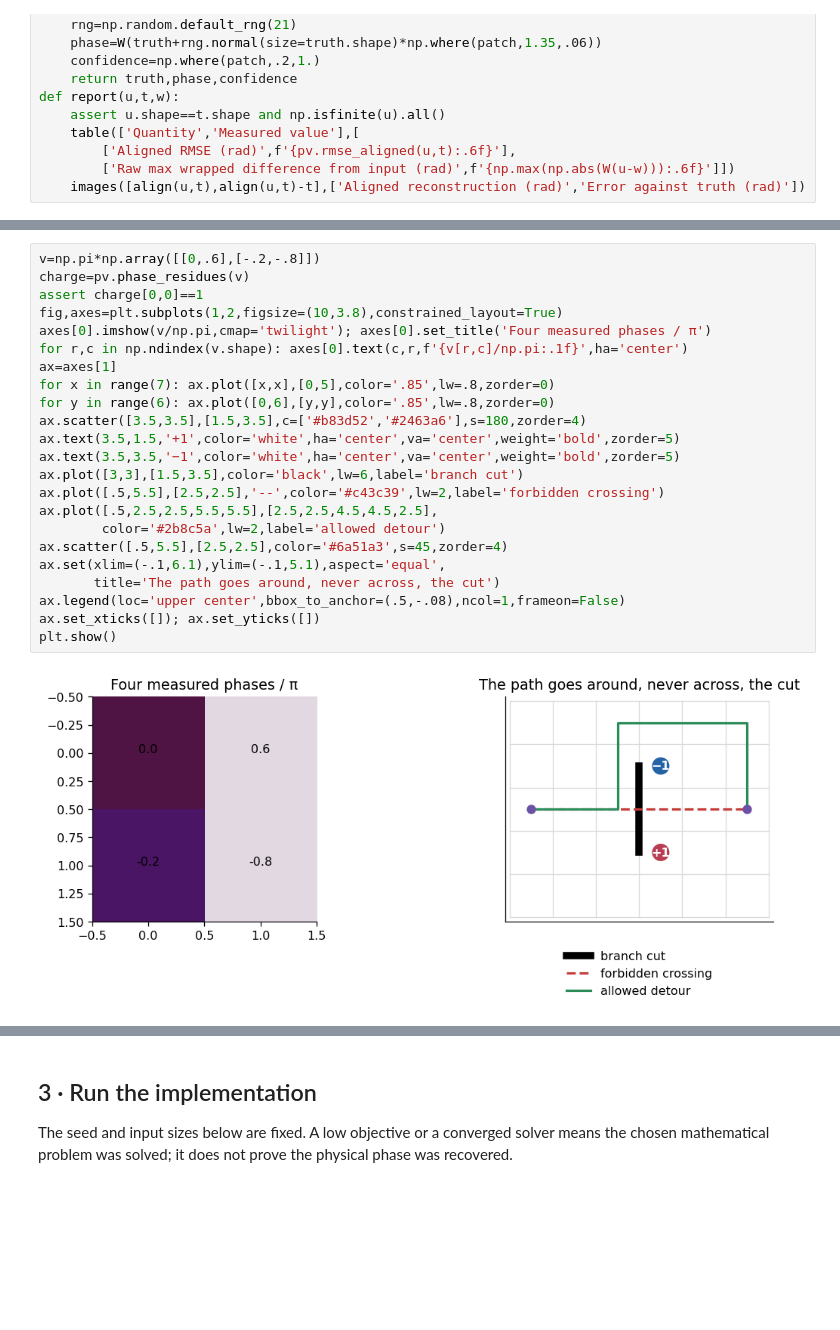
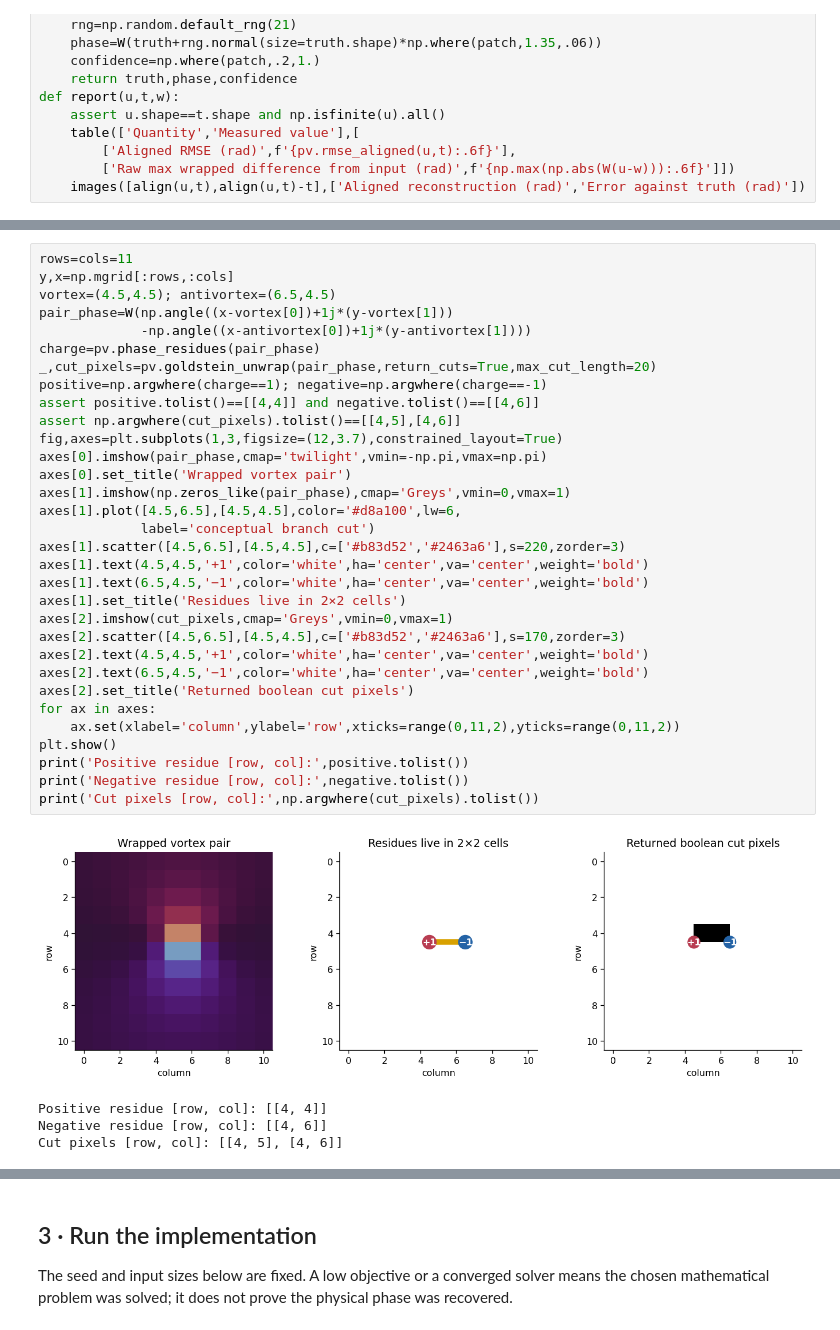
Before and after one commit to mohseniaref/Parvaneh, a Jupyter notebook: notebooks/goldstein_branch_cuts.ipynb, the cells around one changed output, grey strips where cells are left out. Cells and saved outputs as stored; diff of their text form; blank space fills up the shorter version.

```diff
--- a/notebooks/goldstein_branch_cuts.ipynb
+++ b/notebooks/goldstein_branch_cuts.ipynb
@@ -56,30 +56,42 @@ After constructing cuts, integrate only through allowed paths. Then fill cut
 pixels from adjacent integrated pixels where possible. Cut placement is a
 heuristic geometric decision, not the same optimization as minimum-cost flow.
 # %%
-v=np.pi*np.array([[0,.6],[-.2,-.8]])
-charge=pv.phase_residues(v)
-assert charge[0,0]==1
-fig,axes=plt.subplots(1,2,figsize=(10,3.8),constrained_layout=True)
-axes[0].imshow(v/np.pi,cmap='twilight'); axes[0].set_title('Four measured phases / π')
-for r,c in np.ndindex(v.shape): axes[0].text(c,r,f'{v[r,c]/np.pi:.1f}',ha='center')
-ax=axes[1]
-for x in range(7): ax.plot([x,x],[0,5],color='.85',lw=.8,zorder=0)
-for y in range(6): ax.plot([0,6],[y,y],color='.85',lw=.8,zorder=0)
-ax.scatter([3.5,3.5],[1.5,3.5],c=['#b83d52','#2463a6'],s=180,zorder=4)
-ax.text(3.5,1.5,'+1',color='white',ha='center',va='center',weight='bold',zorder=5)
-ax.text(3.5,3.5,'−1',color='white',ha='center',va='center',weight='bold',zorder=5)
-ax.plot([3,3],[1.5,3.5],color='black',lw=6,label='branch cut')
-ax.plot([.5,5.5],[2.5,2.5],'--',color='#c43c39',lw=2,label='forbidden crossing')
-ax.plot([.5,2.5,2.5,5.5,5.5],[2.5,2.5,4.5,4.5,2.5],
-        color='#2b8c5a',lw=2,label='allowed detour')
-ax.scatter([.5,5.5],[2.5,2.5],color='#6a51a3',s=45,zorder=4)
-ax.set(xlim=(-.1,6.1),ylim=(-.1,5.1),aspect='equal',
-       title='The path goes around, never across, the cut')
-ax.legend(loc='upper center',bbox_to_anchor=(.5,-.08),ncol=1,frameon=False)
-ax.set_xticks([]); ax.set_yticks([])
+rows=cols=11
+y,x=np.mgrid[:rows,:cols]
+vortex=(4.5,4.5); antivortex=(6.5,4.5)
+pair_phase=W(np.angle((x-vortex[0])+1j*(y-vortex[1]))
+             -np.angle((x-antivortex[0])+1j*(y-antivortex[1])))
+charge=pv.phase_residues(pair_phase)
+_,cut_pixels=pv.goldstein_unwrap(pair_phase,return_cuts=True,max_cut_length=20)
+positive=np.argwhere(charge==1); negative=np.argwhere(charge==-1)
+assert positive.tolist()==[[4,4]] and negative.tolist()==[[4,6]]
+assert np.argwhere(cut_pixels).tolist()==[[4,5],[4,6]]
+fig,axes=plt.subplots(1,3,figsize=(12,3.7),constrained_layout=True)
+axes[0].imshow(pair_phase,cmap='twilight',vmin=-np.pi,vmax=np.pi)
+axes[0].set_title('Wrapped vortex pair')
+axes[1].imshow(np.zeros_like(pair_phase),cmap='Greys',vmin=0,vmax=1)
+axes[1].plot([4.5,6.5],[4.5,4.5],color='#d8a100',lw=6,
+             label='conceptual branch cut')
+axes[1].scatter([4.5,6.5],[4.5,4.5],c=['#b83d52','#2463a6'],s=220,zorder=3)
+axes[1].text(4.5,4.5,'+1',color='white',ha='center',va='center',weight='bold')
+axes[1].text(6.5,4.5,'−1',color='white',ha='center',va='center',weight='bold')
+axes[1].set_title('Residues live in 2×2 cells')
+axes[2].imshow(cut_pixels,cmap='Greys',vmin=0,vmax=1)
+axes[2].scatter([4.5,6.5],[4.5,4.5],c=['#b83d52','#2463a6'],s=170,zorder=3)
+axes[2].text(4.5,4.5,'+1',color='white',ha='center',va='center',weight='bold')
+axes[2].text(6.5,4.5,'−1',color='white',ha='center',va='center',weight='bold')
+axes[2].set_title('Returned boolean cut pixels')
+for ax in axes:
+    ax.set(xlabel='column',ylabel='row',xticks=range(0,11,2),yticks=range(0,11,2))
 plt.show()
+print('Positive residue [row, col]:',positive.tolist())
+print('Negative residue [row, col]:',negative.tolist())
+print('Cut pixels [row, col]:',np.argwhere(cut_pixels).tolist())
 # %% [output]
-[figure, old version]
+[figure, new version]
+Positive residue [row, col]: [[4, 4]]
+Negative residue [row, col]: [[4, 6]]
+Cut pixels [row, col]: [[4, 5], [4, 6]]
 # %% [markdown]
 ## 2 · Read the calculation
 
```
Also changed, not shown: parts of 2 cells of this notebook, 2 other files.
